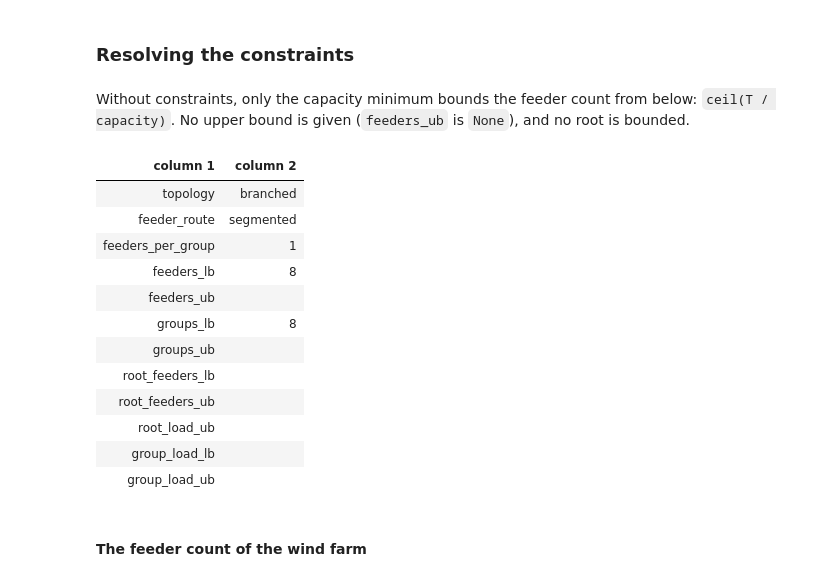
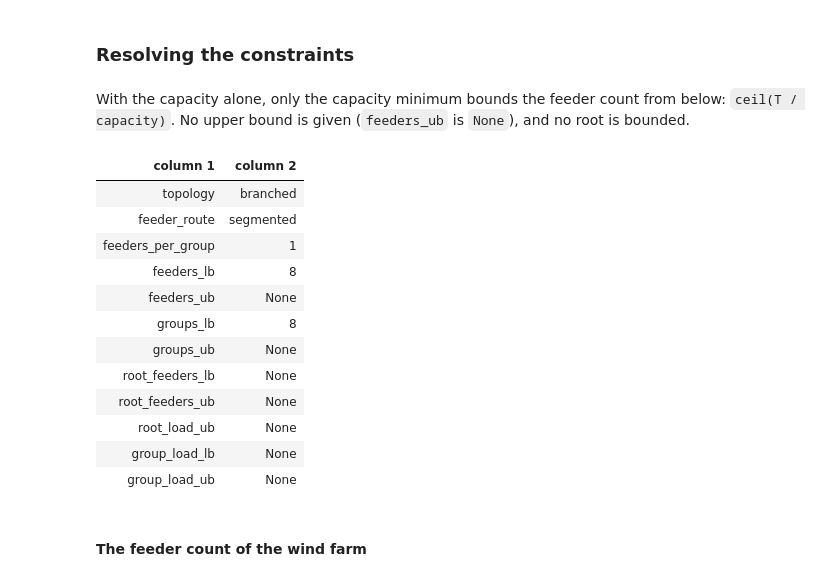
Before and after one commit to DTUWindEnergy/OptiWindNet, a Jupyter notebook: docs/notebooks/lo31_constraints.ipynb, the cells around one changed output. Drawn from its saved outputs; the diff is of its cells as text; code cells hidden in the pictures.

```diff
--- a/docs/notebooks/lo31_constraints.ipynb
+++ b/docs/notebooks/lo31_constraints.ipynb
@@ -42,11 +42,14 @@ A helper lists the fields of a [NetworkBounds](../autoapi/optiwindnet/constraint
 # %%
+solver = solver_factory('ortools.cp_sat')
+
+
 def show(bounds):
     fields = (
         'topology', 'feeder_route', 'feeders_per_group', 'feeders_lb',
         'feeders_ub', 'groups_lb', 'groups_ub', 'root_feeders_lb',
         'root_feeders_ub', 'root_load_ub', 'group_load_lb', 'group_load_ub',
     )  # fmt: skip
-    return Table([(name, getattr(bounds, name)) for name in fields])
+    return Table([(name, str(getattr(bounds, name))) for name in fields])
 # %% [markdown]
 ### The constraints
 # %% [markdown]
@@ -79,23 +82,24 @@ for kwargs in (
 # %% [markdown]
 ### Resolving the constraints
 # %% [markdown]
-Without constraints, only the capacity minimum bounds the feeder count from below: `ceil(T / capacity)`. No upper bound is given (`feeders_ub` is `None`), and no root is bounded.
+With the capacity alone, only the capacity minimum bounds the feeder count from below: `ceil(T / capacity)`. No upper bound is given (`feeders_ub` is `None`), and no root is bounded.
 # %%
-show(NetworkConstraints().resolve(A, capacity=capacity))
+solver.set_problem(P, A, NetworkConstraints(capacity=capacity))
+show(solver.bounds)
 # %% [output]
 | column 1 | column 2 |
 | topology | branched |
 | feeder_route | segmented |
 | feeders_per_group | 1 |
 | feeders_lb | 8 |
-| feeders_ub |  |
+| feeders_ub | None |
 | groups_lb | 8 |
-| groups_ub |  |
-| root_feeders_lb |  |
-| root_feeders_ub |  |
-| root_load_ub |  |
-| group_load_lb |  |
-| group_load_ub |  |
+| groups_ub | None |
+| root_feeders_lb | None |
+| root_feeders_ub | None |
+| root_load_ub | None |
+| group_load_lb | None |
+| group_load_ub | None |
 # %% [markdown]
 #### The feeder count of the wind farm
 # %% [markdown]
```
Also changed, not shown: parts of 24 cells of this notebook, 25 other files.
